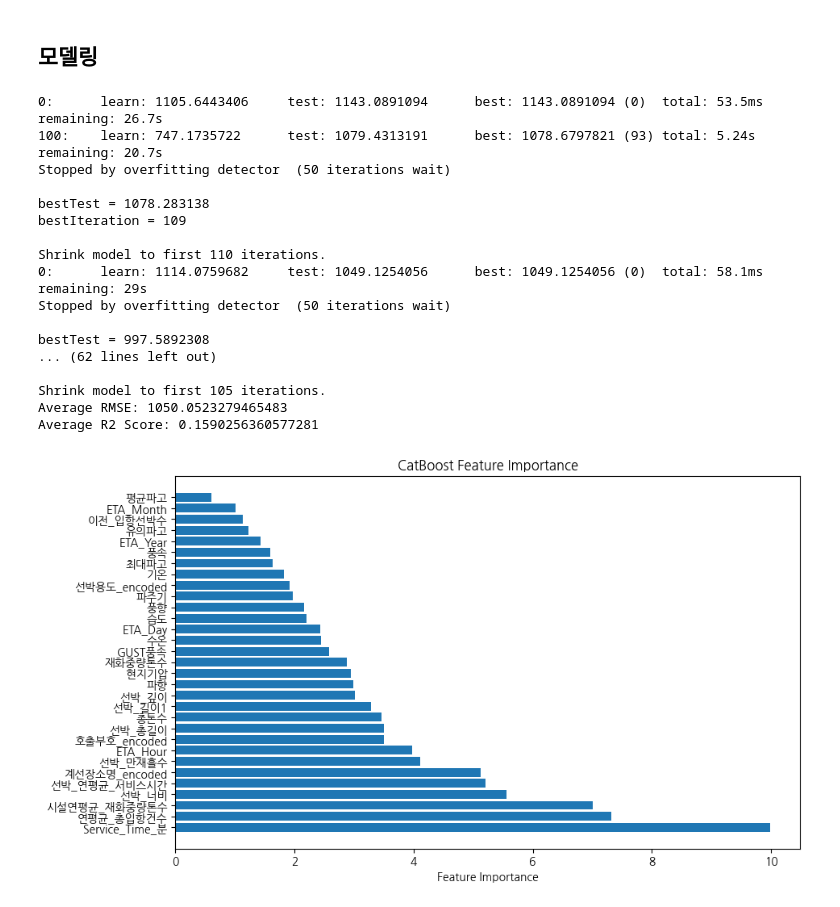
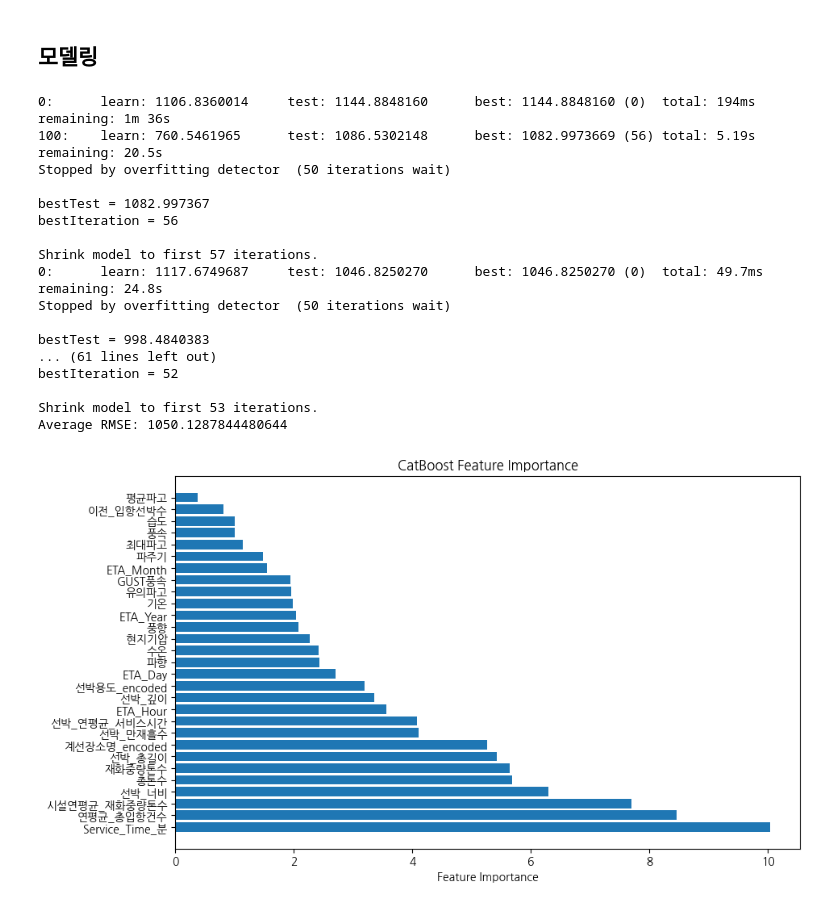
Before and after one commit to GyudongHan/Project_1, a Jupyter notebook: 프로젝트 3/CatBoost.ipynb, the cells around one changed output. Saved outputs shown, nothing was run; the diff lists cells and outputs as text; code cells hidden in the pictures.

```diff
--- a/프로젝트 3/CatBoost.ipynb
+++ b/프로젝트 3/CatBoost.ipynb
@@ -140,15 +140,15 @@ Final_D.columns = ['ETA_Year', 'ETA_Month', 'ETA_Day', 'ETA_Hour', '호출부호
 
 x_cols = ['ETA_Year', 'ETA_Month', 'ETA_Day', 'ETA_Hour',
        'Service_Time_분', '총톤수', '재화중량톤수',
-       '선박_총길이', '선박_너비', '선박_만재흘수', '선박_깊이', '선박_길이1', '풍속',
-       '풍향', 'GUST풍속', '현지기압', '습도', '기온', '수온',
-       '최대파고', '유의파고', '평균파고', '파주기', '파향', '이전_입항선박수', '시설연평균_재화중량톤수',
-        '연평균_총입항건수', '선박_연평균_서비스시간', '호출부호_encoded', '계선장소명_encoded', '선박용도_encoded']
+       '선박_총길이', '선박_너비', '선박_만재흘수', '선박_깊이', '풍속',
+       '풍향', 'GUST풍속', '현지기압', '습도', '기온', '수온', '최대파고', '유의파고', '평균파고',
+        '파주기', '파향', '이전_입항선박수','시설연평균_재화중량톤수',
+        '연평균_총입항건수', '선박_연평균_서비스시간', '계선장소명_encoded', '선박용도_encoded']
 # %% [markdown]
 ## 모델링
 # %%
 from catboost import CatBoostRegressor
-from sklearn.metrics import mean_squared_error, r2_score
+from sklearn.metrics import mean_squared_error
 from sklearn.model_selection import KFold
 import matplotlib.pyplot as plt
 
@@ -161,7 +161,6 @@ kf = KFold(n_splits=10, shuffle=True, random_state=12)
 
 # 성능 지표 초기화
 rmse_scores = []
-r2_scores = []
 
 # KFold를 이용한 교차 검증
 for train_idx, val_idx in kf.split(X):
@@ -182,47 +181,45 @@ for train_idx, val_idx in kf.split(X):
 
     # 평가 지표 계산
     rmse = mean_squared_error(y_val, y_pred, squared=False)
-    r2 = r2_score(y_val, y_pred)
 
     # 성능 지표 저장
     rmse_scores.append(rmse)
-    r2_scores.append(r2)
+
 
 # 교차 검증 결과 출력
 print(f'Average RMSE: {sum(rmse_scores) / len(rmse_scores)}')
-print(f'Average R2 Score: {sum(r2_scores) / len(r2_scores)}')
 
 # 피처 임포턴스 시각화
 feature_importance = model.get_feature_importance()
 feature_names = X.columns
 
 feature_importance_dict = dict(zip(feature_names, feature_importance))
 
 sorted_feature_importance = sorted(feature_importance_dict.items(), key=lambda x: x[1], reverse=True)
 sorted_feature_names, sorted_feature_importance = zip(*sorted_feature_importance)
 
 plt.figure(figsize=(10, 6))
 plt.barh(range(len(sorted_feature_names)), sorted_feature_importance, align='center')
 plt.yticks(range(len(sorted_feature_names)), sorted_feature_names)
 plt.xlabel('Feature Importance')
 plt.title('CatBoost Feature Importance')
 plt.show()
 # %% [output]
-0:      learn: 1105.6443406     test: 1143.0891094      best: 1143.0891094 (0)  total: 53.5ms   remaining: 26.7s
-100:    learn: 747.1735722      test: 1079.4313191      best: 1078.6797821 (93) total: 5.24s    remaining: 20.7s
+0:      learn: 1106.8360014     test: 1144.8848160      best: 1144.8848160 (0)  total: 194ms    remaining: 1m 36s
+100:    learn: 760.5461965      test: 1086.5302148      best: 1082.9973669 (56) total: 5.19s    remaining: 20.5s
 Stopped by overfitting detector  (50 iterations wait)
 
-bestTest = 1078.283138
-bestIteration = 109
+bestTest = 1082.997367
+bestIteration = 56
 
-Shrink model to first 110 iterations.
-0:      learn: 1114.0759682     test: 1049.1254056      best: 1049.1254056 (0)  total: 58.1ms   remaining: 29s
+Shrink model to first 57 iterations.
+0:      learn: 1117.6749687     test: 1046.8250270      best: 1046.8250270 (0)  total: 49.7ms   remaining: 24.8s
 Stopped by overfitting detector  (50 iterations wait)
 
-bestTest = 997.5892308
-... (62 lines left out)
+bestTest = 998.4840383
+... (61 lines left out)
+bestIteration = 52
 
-Shrink model to first 105 iterations.
-Average RMSE: 1050.0523279465483
-Average R2 Score: 0.1590256360577281
+Shrink model to first 53 iterations.
+Average RMSE: 1050.1287844480644
-[figure, old version]
+[figure, new version]
```
Also changed, not shown: parts of 5 cells of this notebook, 8 other files.
